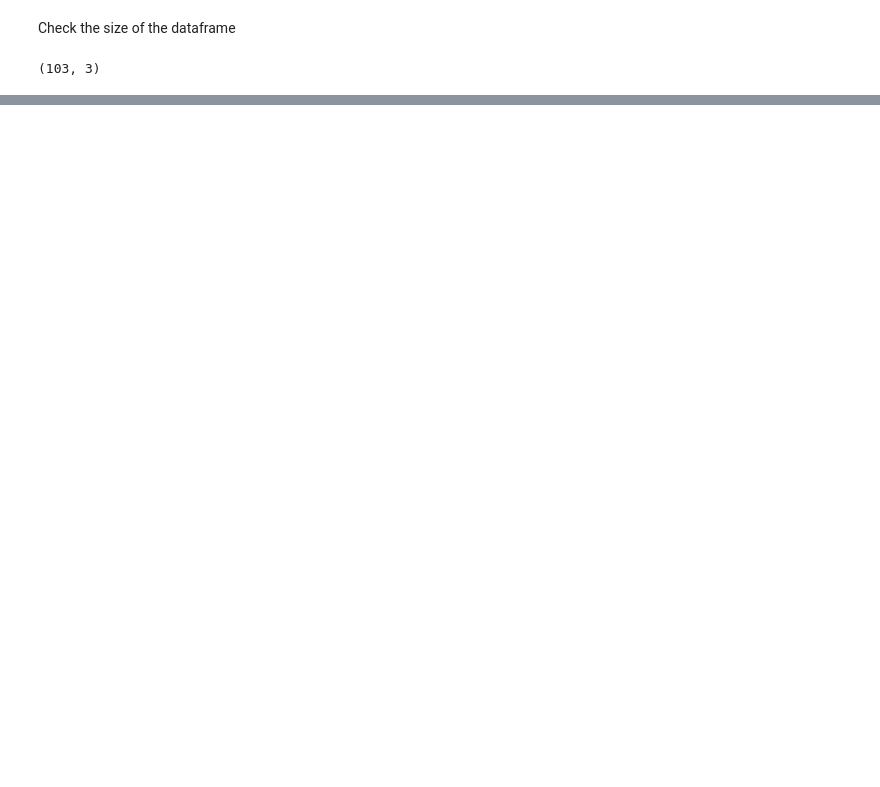
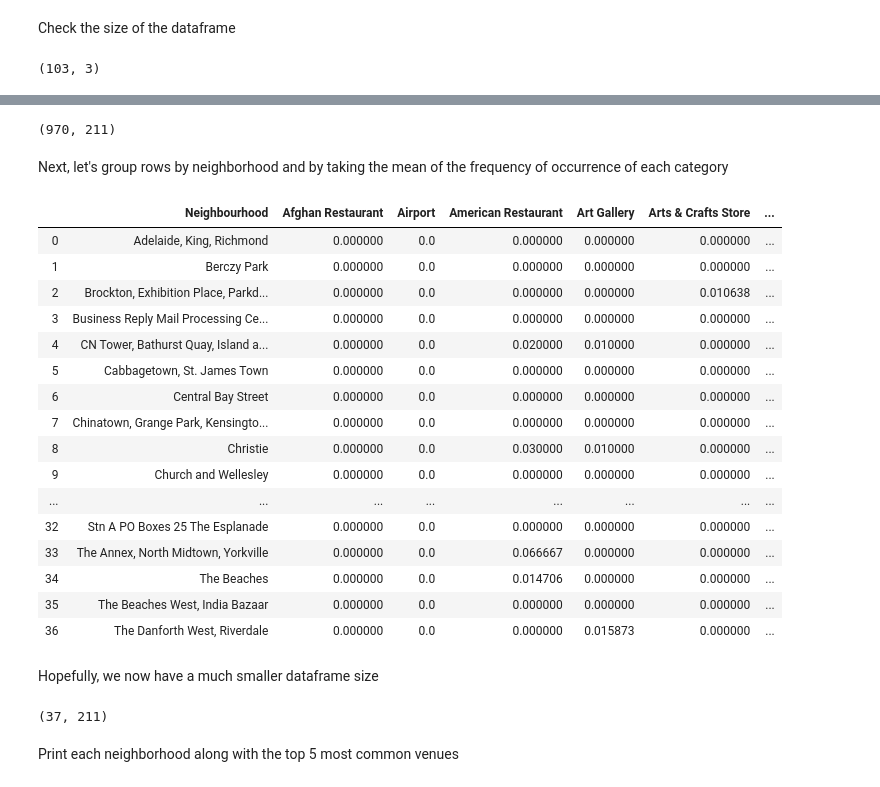
Before and after one commit to fantom065/Coursera_Capstone, a Jupyter notebook: Neighborhood_sgementation.ipynb, the cells around one changed output, grey strips where cells are left out. Saved outputs shown, nothing was run; the diff lists cells and outputs as text; code cells hidden in the pictures; blank space fills up the shorter version.

Commit message:
Add files via upload
Added coordinates dataframe and maps

```diff
--- a/Neighborhood_sgementation.ipynb
+++ b/Neighborhood_sgementation.ipynb
@@ -138,0 +324,3 @@ dfNew.shape
+# %%
+results = requests.get(url).json()
+results
@@ -138,0 +361,16 @@ dfNew.shape
+# %%
+venues = results['response']['groups'][0]['items']
+
+nearby_venues = json_normalize(venues) # flatten JSON
+
+# filter columns
+filtered_columns = ['venue.name', 'venue.categories', 'venue.location.lat', 'venue.location.lng']
+nearby_venues =nearby_venues.loc[:, filtered_columns]
+
+# filter the category for each row
+nearby_venues['venue.categories'] = nearby_venues.apply(get_category_type, axis=1)
+
+# clean columns
+nearby_venues.columns = [col.split(".")[-1] for col in nearby_venues.columns]
+
+nearby_venues.head()
@@ -138,0 +437,5 @@ dfNew.shape
+# %%
+toronto_venues = getNearbyVenues(names=toronto_data['Neighbourhood'],
+                                   latitudes=toronto_data['Latitude'],
+                                   longitudes=toronto_data['Longitude']
+                                  )
@@ -138,0 +506,12 @@ dfNew.shape
+# %%
+# one hot encoding
+toronto_onehot = pd.get_dummies(toronto_venues[['Venue Category']], prefix="", prefix_sep="")
+
+# add neighborhood column back to dataframe
+toronto_onehot['Neighbourhood'] = toronto_venues['Neighbourhood']
+
+# move neighborhood column to the first column
+fixed_columns = [toronto_onehot.columns[-1]] + list(toronto_onehot.columns[:-1])
+toronto_onehot = toronto_onehot[fixed_columns]
+
+toronto_onehot.head()
@@ -138,0 +525,35 @@ dfNew.shape
+# %%
+toronto_onehot.shape
+# %% [output]
+(970, 211)
+# %% [markdown]
+Next, let's group rows by neighborhood and by taking the mean of the frequency of occurrence of each category
+# %%
+toronto_grouped = toronto_onehot.groupby('Neighbourhood').mean().reset_index()
+toronto_grouped
+# %% [output]
+|  | Neighbourhood | Afghan Restaurant | Airport | American Restaurant | Art Gallery | Arts & Crafts Store | ... |
+| 0 | Adelaide, King, Richmond | 0.000000 | 0.0 | 0.000000 | 0.000000 | 0.000000 | ... |
+| 1 | Berczy Park | 0.000000 | 0.0 | 0.000000 | 0.000000 | 0.000000 | ... |
+| 2 | Brockton, Exhibition Place, Parkd... | 0.000000 | 0.0 | 0.000000 | 0.000000 | 0.010638 | ... |
+| 3 | Business Reply Mail Processing Ce... | 0.000000 | 0.0 | 0.000000 | 0.000000 | 0.000000 | ... |
+| 4 | CN Tower, Bathurst Quay, Island a... | 0.000000 | 0.0 | 0.020000 | 0.010000 | 0.000000 | ... |
+| 5 | Cabbagetown, St. James Town | 0.000000 | 0.0 | 0.000000 | 0.000000 | 0.000000 | ... |
+| 6 | Central Bay Street | 0.000000 | 0.0 | 0.000000 | 0.000000 | 0.000000 | ... |
+| 7 | Chinatown, Grange Park, Kensingto... | 0.000000 | 0.0 | 0.000000 | 0.000000 | 0.000000 | ... |
+| 8 | Christie | 0.000000 | 0.0 | 0.030000 | 0.010000 | 0.000000 | ... |
+| 9 | Church and Wellesley | 0.000000 | 0.0 | 0.000000 | 0.000000 | 0.000000 | ... |
+| ... | ... | ... | ... | ... | ... | ... | ... |
+| 32 | Stn A PO Boxes 25 The Esplanade | 0.000000 | 0.0 | 0.000000 | 0.000000 | 0.000000 | ... |
+| 33 | The Annex, North Midtown, Yorkville | 0.000000 | 0.0 | 0.066667 | 0.000000 | 0.000000 | ... |
+| 34 | The Beaches | 0.000000 | 0.0 | 0.014706 | 0.000000 | 0.000000 | ... |
+| 35 | The Beaches West, India Bazaar | 0.000000 | 0.0 | 0.000000 | 0.000000 | 0.000000 | ... |
+| 36 | The Danforth West, Riverdale | 0.000000 | 0.0 | 0.000000 | 0.015873 | 0.000000 | ... |
+# %% [markdown]
+Hopefully, we now have a much smaller dataframe size
+# %%
+toronto_grouped.shape
+# %% [output]
+(37, 211)
+# %% [markdown]
+Print each neighborhood along with the top 5 most common venues
```
Also changed, not shown: parts of 82 cells of this notebook.
